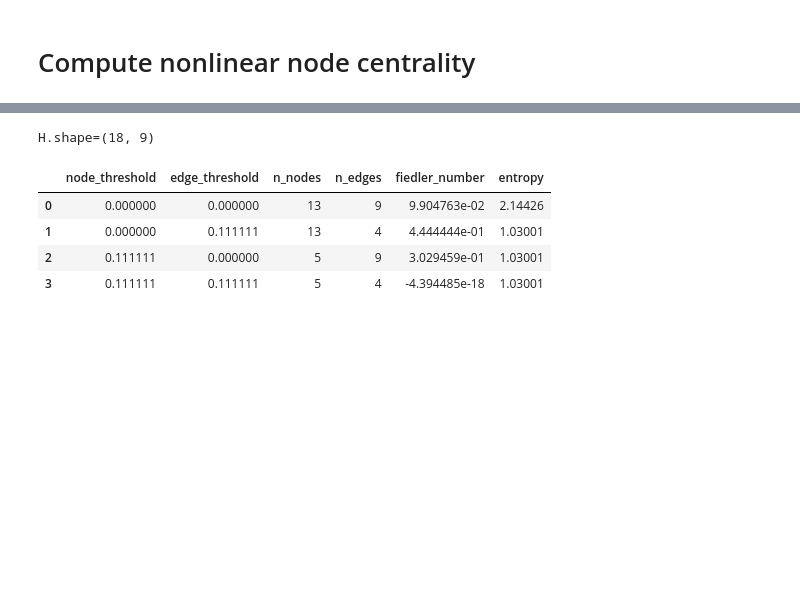
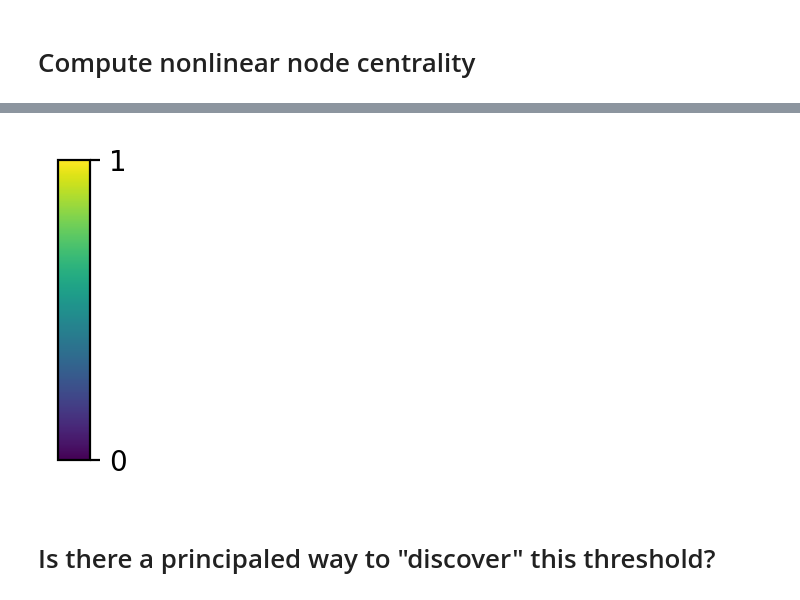
Before and after one commit to CooperStansbury/higher-order-single-cell, a Jupyter notebook: notebooks/core/hypergraph_centrality_simulation.ipynb, the cells around one changed output, grey strips where cells are left out. Cells and saved outputs as stored; diff of their text form; code cells hidden in the pictures; blank space fills up the shorter version.

```diff
--- a/notebooks/core/hypergraph_centrality_simulation.ipynb
+++ b/notebooks/core/hypergraph_centrality_simulation.ipynb
@@ -257,48 +285,0 @@ hnx.drawing.draw(hx,
-# %%
-n_bins = 10
-print(f"{H.shape=}")
-
-res = []
-
-for n_t in np.linspace(0, 1, n_bins):
-    for e_t in np.linspace(0, 1, n_bins):
-        node_idx = np.argwhere(ncent > n_t).ravel()
-        edge_idx = np.argwhere(ecent > e_t).ravel()
-
-        core = H.iloc[node_idx][edge_idx]
-        # Check for empty core
-        if core.empty:
-            continue  # Skip this iteration if the core is empty
-
-        nn, mm = core.shape
-
-        # Minimum core size check
-        if (nn > 2) & (mm > 2):
-            L = matrix.hypergraph_laplacian(core)
-            Lnorm = matrix.normalized_hypergraph_laplacian(core)
-
-            # metrics
-            fiedler_number = matrix.estimate_fiedler(Lnorm)
-            entropy = matrix.hypergraph_entropy(L)
-        else:
-            fiedler_number = 0
-
-        row = {
-            'node_threshold': n_t,
-            'edge_threshold': e_t,
-            'n_nodes': nn,
-            'n_edges': mm,
-            'fiedler_number': fiedler_number,
-            'entropy' : entropy,
-        }
-        res.append(row)
-
-res = pd.DataFrame(res)
-res.head()
-# %% [output]
-H.shape=(18, 9)
-|  | node_threshold | edge_threshold | n_nodes | n_edges | fiedler_number | entropy |
-| 0 | 0.000000 | 0.000000 | 13 | 9 | 9.904763e-02 | 2.14426 |
-| 1 | 0.000000 | 0.111111 | 13 | 4 | 4.444444e-01 | 1.03001 |
-| 2 | 0.111111 | 0.000000 | 5 | 9 | 3.029459e-01 | 1.03001 |
-| 3 | 0.111111 | 0.111111 | 5 | 4 | -4.394485e-18 | 1.03001 |
@@ -306,0 +286,7 @@ H.shape=(18, 9)
+# %%
+reload(plt2)
+plt2.make_colorbar()
+# %% [output]
+[figure, added]
+# %% [markdown]
+# Is there a principaled way to "discover" this threshold?
```
Also changed, not shown: parts of 19 cells of this notebook, 5 other files.
